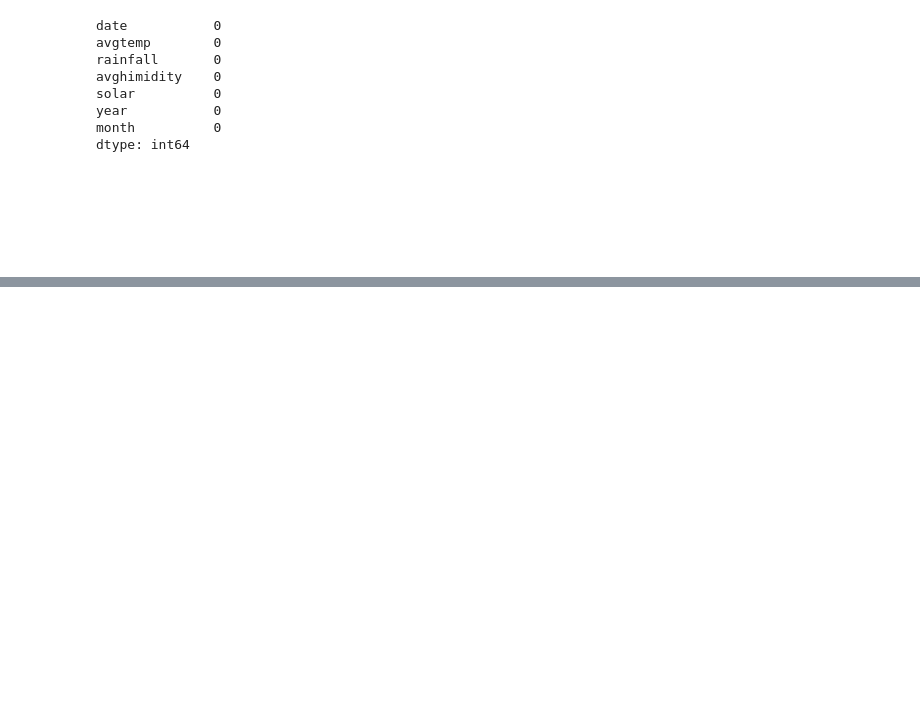
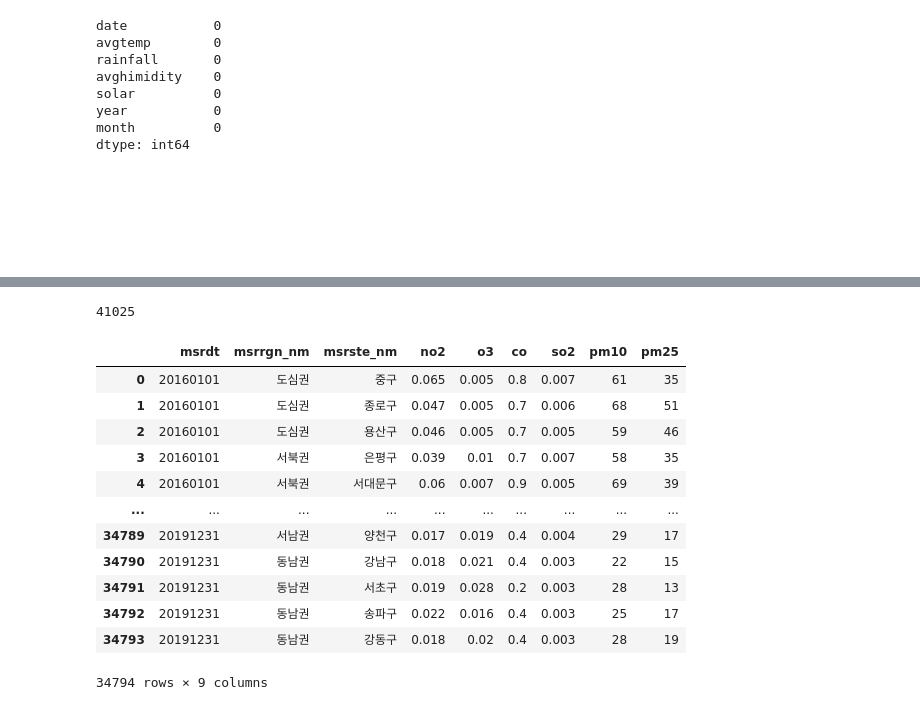
Before and after one commit to Seoheesu1/Regression, a Jupyter notebook: Preprocessing.ipynb, the cells around one changed output, grey strips where cells are left out. Drawn from its saved outputs; the diff is of its cells as text; code cells hidden in the pictures; blank space fills up the shorter version.

```diff
--- a/Preprocessing.ipynb
+++ b/Preprocessing.ipynb
@@ -783,0 +810,12 @@ dtype: int64
+# %%
+data=sum(data,[])
+# %%
+msrdt_del=[]
+msrrgn_nml=[]
+msrste_nml=[]
+no2l=[]
+o3l=[]
+col=[]
+so2l=[]
+pm10l=[]
+pm25l=[]
@@ -783,0 +846,22 @@ dtype: int64
+# %%
+for i in range(len(data)):
+    msrdt_del.append(data[i].find('msrdt_de').text)
+    msrrgn_nml.append(data[i].find('msrrgn_nm').text)
+    msrste_nml.append(data[i].find('msrste_nm').text)
+    no2l.append(data[i].find('no2').text)
+    o3l.append(data[i].find('o3').text)
+    col.append(data[i].find('co').text)
+    so2l.append(data[i].find('so2').text)
+    pm10l.append(data[i].find('pm10').text)
+    pm25l.append(data[i].find('pm25').text)
+# %%
+air=pd.DataFrame()
+air['msrdt']=msrdt_del
+air['msrrgn_nm']=msrrgn_nml
+air['msrste_nm']=msrste_nml
+air['no2']=no2l
+air['o3']=o3l
+air['co']=col
+air['so2']=so2l
+air['pm10']=pm10l
+air['pm25']=pm25l
@@ -783,0 +899,4 @@ dtype: int64
+# %%
+len(data2)
+# %% [output]
+41025
@@ -783,0 +923,16 @@ dtype: int64
+# %%
+air
+# %% [output]
+|  | msrdt | msrrgn_nm | msrste_nm | no2 | o3 | co | so2 | pm10 | pm25 |
+| 0 | 20160101 | 도심권 | 중구 | 0.065 | 0.005 | 0.8 | 0.007 | 61 | 35 |
+| 1 | 20160101 | 도심권 | 종로구 | 0.047 | 0.005 | 0.7 | 0.006 | 68 | 51 |
+| 2 | 20160101 | 도심권 | 용산구 | 0.046 | 0.005 | 0.7 | 0.005 | 59 | 46 |
+| 3 | 20160101 | 서북권 | 은평구 | 0.039 | 0.01 | 0.7 | 0.007 | 58 | 35 |
+| 4 | 20160101 | 서북권 | 서대문구 | 0.06 | 0.007 | 0.9 | 0.005 | 69 | 39 |
+| ... | ... | ... | ... | ... | ... | ... | ... | ... | ... |
+| 34789 | 20191231 | 서남권 | 양천구 | 0.017 | 0.019 | 0.4 | 0.004 | 29 | 17 |
+| 34790 | 20191231 | 동남권 | 강남구 | 0.018 | 0.021 | 0.4 | 0.003 | 22 | 15 |
+| 34791 | 20191231 | 동남권 | 서초구 | 0.019 | 0.028 | 0.2 | 0.003 | 28 | 13 |
+| 34792 | 20191231 | 동남권 | 송파구 | 0.022 | 0.016 | 0.4 | 0.003 | 25 | 17 |
+| 34793 | 20191231 | 동남권 | 강동구 | 0.018 | 0.02 | 0.4 | 0.003 | 28 | 19 |
+34794 rows × 9 columns
```
Also changed, not shown: parts of 37 cells of this notebook.
